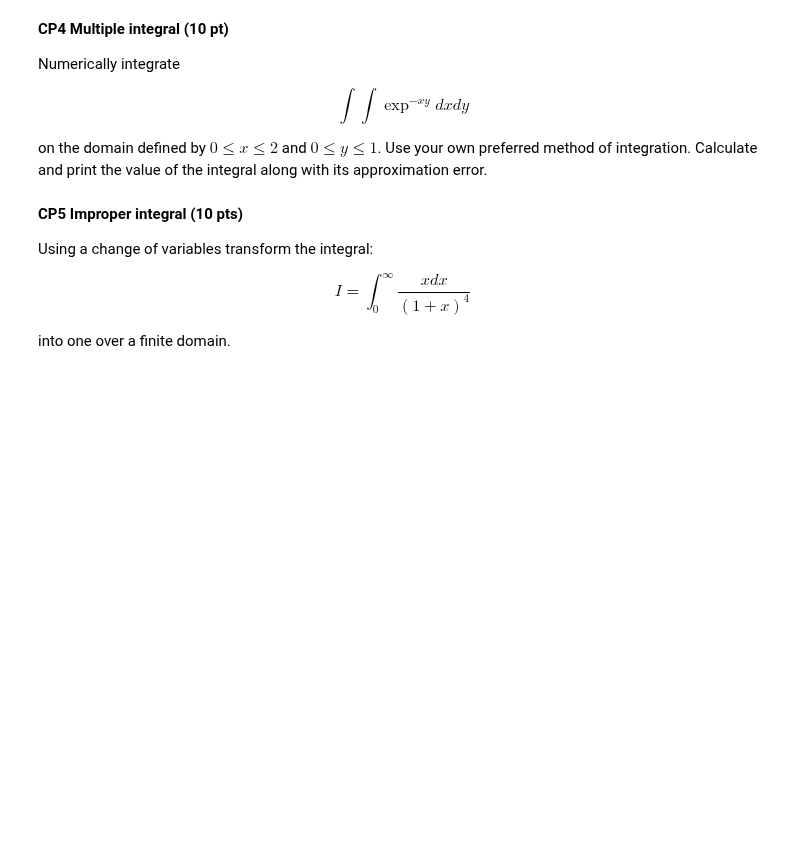
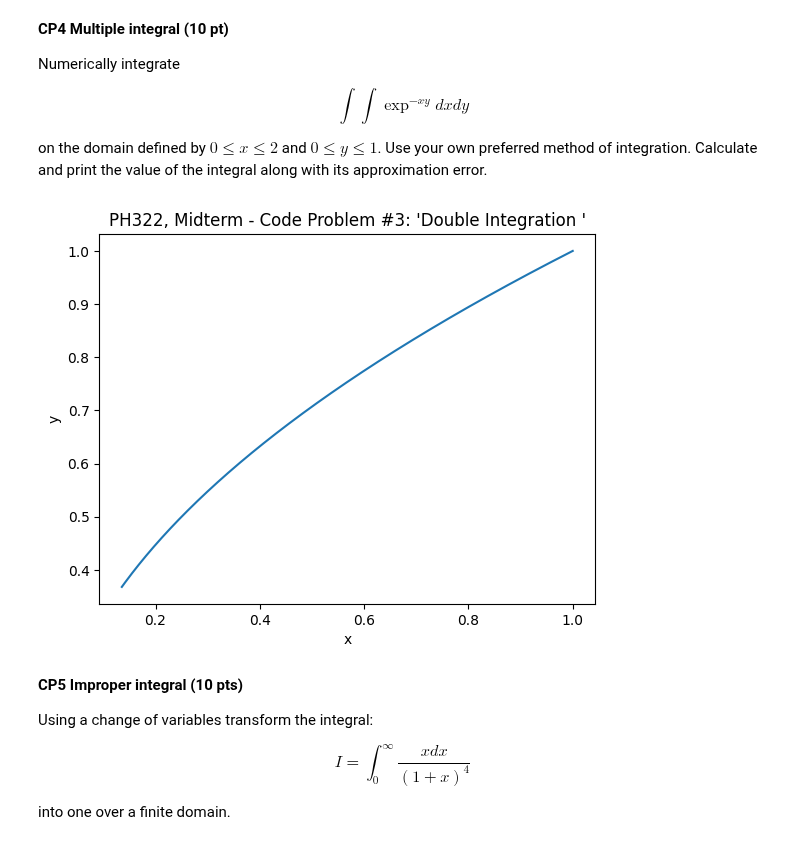
Before and after one commit to DebuggerDan/ph322-computational-physics-sp23, a Jupyter notebook: midterm/Ph 322 Midterm 2023.ipynb, the cells around one changed output. Drawn from its saved outputs; the diff is of its cells as text; code cells hidden in the pictures; blank space fills up the shorter version.

```diff
--- a/midterm/Ph 322 Midterm 2023.ipynb
+++ b/midterm/Ph 322 Midterm 2023.ipynb
@@ -276,3 +328,42 @@ on the domain defined by $0\le x \le 2$ and $0\le y \le 1$. Use your own preferr
+# %%
+### PH322, Midterm - Code Problem #4 - Dan Jang
+## Problem: integrate(integrate(exp^(-xy)dxdy))
+## Domain: 0 <= x <= 2, 0 <= y <= 1
+
+import matplotlib.pyplot as plt
+import numpy as np
+from gaussxw import *
+
+## Constants
+x = np.linspace(0, 2, 1000)
+y = np.linspace(0, 1, 1000)
+
+## Functions
+def f(x, y):
+    return np.exp(-x*y)
+
+## Two derivatives
+def f_prime(x):
+    return np.exp(-x)
+
+def f_primeprime(y):
+    return np.exp(-y)
+
+## Integration
+x = f_prime(x)
+y = f_primeprime(y)
+
+## Plotting
+plt.plot(x, y)
+
+plt.xlabel("x")
+plt.ylabel("y")
+plt.title(
+    "PH322, Midterm - Code Problem #3: \'Double Integration \'")
+plt.savefig("PH322, Midterm - Code Problem #3 - Dan Jang.png")
+plt.show()
+# %% [output]
+[figure, added]
 # %% [markdown]
 **CP5 Improper integral (10 pts)**
 
```
Also changed, not shown: parts of 11 cells of this notebook, 7 other files.
